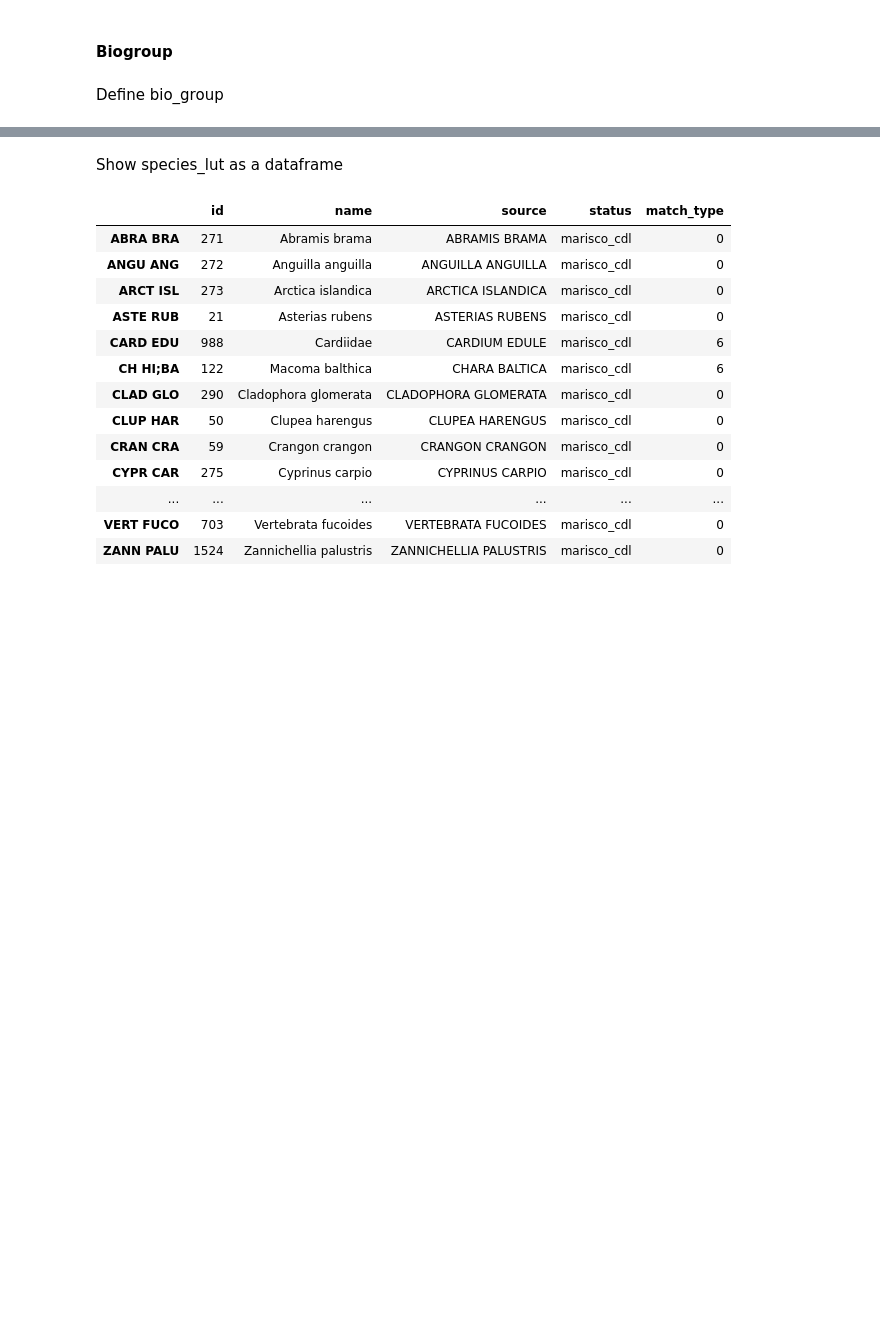
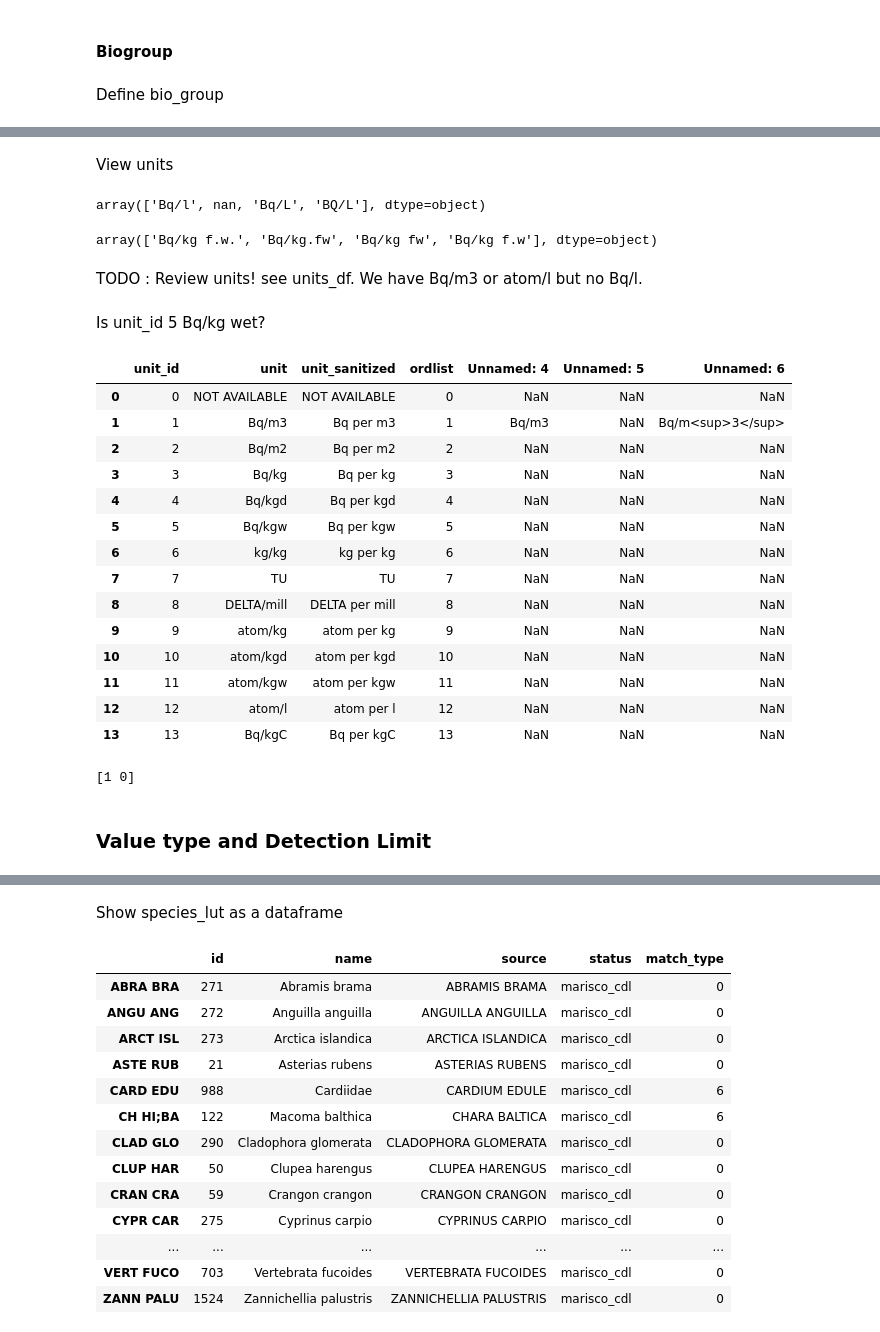
Before and after one commit to niallmurphy93/marisco, a Jupyter notebook: nbs/handlers/ospar.ipynb, the cells around one changed output, grey strips where cells are left out. Saved outputs shown, nothing was run; the diff lists cells and outputs as text; code cells hidden in the pictures; blank space fills up the shorter version.

```diff
--- a/nbs/handlers/ospar.ipynb
+++ b/nbs/handlers/ospar.ipynb
@@ -879,0 +874,35 @@ AttributeError: Can only use .str accessor with string values!
+# %% [markdown]
+View units
+# %%
+tfm.dfs['seawater'][ 'Unit'].unique()
+# %% [output]
+array(['Bq/l', nan, 'Bq/L', 'BQ/L'], dtype=object)
+# %%
+tfm.dfs['biota'][ 'Unit'].unique()
+# %% [output]
+array(['Bq/kg f.w.', 'Bq/kg.fw', 'Bq/kg fw', 'Bq/kg f.w'], dtype=object)
+# %% [markdown]
+TODO : Review units!
+see units_df.
+We have Bq/m3 or atom/l	 but no Bq/l.
+# %% [markdown]
+Is unit_id 5 Bq/kg wet?
+# %%
+units_df=pd.read_excel(unit_lut_path())
+units_df
+# %% [output]
+|  | unit_id | unit | unit_sanitized | ordlist | Unnamed: 4 | Unnamed: 5 | Unnamed: 6 |
+| 0 | 0 | NOT AVAILABLE | NOT AVAILABLE | 0 | NaN | NaN | NaN |
+| 1 | 1 | Bq/m3 | Bq per m3 | 1 | Bq/m3 | NaN | Bq/m<sup>3</sup> |
+| 2 | 2 | Bq/m2 | Bq per m2 | 2 | NaN | NaN | NaN |
+| 3 | 3 | Bq/kg | Bq per kg | 3 | NaN | NaN | NaN |
+| 4 | 4 | Bq/kgd | Bq per kgd | 4 | NaN | NaN | NaN |
+| 5 | 5 | Bq/kgw | Bq per kgw | 5 | NaN | NaN | NaN |
+| 6 | 6 | kg/kg | kg per kg | 6 | NaN | NaN | NaN |
+| 7 | 7 | TU | TU | 7 | NaN | NaN | NaN |
+| 8 | 8 | DELTA/mill | DELTA per mill | 8 | NaN | NaN | NaN |
+| 9 | 9 | atom/kg | atom per kg | 9 | NaN | NaN | NaN |
+| 10 | 10 | atom/kgd | atom per kgd | 10 | NaN | NaN | NaN |
+| 11 | 11 | atom/kgw | atom per kgw | 11 | NaN | NaN | NaN |
+| 12 | 12 | atom/l | atom per l | 12 | NaN | NaN | NaN |
+| 13 | 13 | Bq/kgC | Bq per kgC | 13 | NaN | NaN | NaN |
@@ -879,0 +930,16 @@ AttributeError: Can only use .str accessor with string values!
+# %%
+dfs = load_data(fname_in)
+tfm = Transformer(dfs, cbs=[LowerStripRdnNameCB(),
+                            RemapRdnNameCB(),
+                            ParseTimeCB(),
+                            LookupBiotaSpeciesCB(get_maris_species),
+                            CorrectWholeBodyPart(),
+                            LookupBiotaBodyPartCB(get_maris_bodypart),
+                            LookupBiogroupCB(partial(get_biogroup_lut, species_lut_path())),
+                            LookupUnitCB()
+                            ])
+print(tfm()['seawater']['unit'].unique())
+# %% [output]
+[1 0]
+# %% [markdown]
+### Value type and Detection Limit
```
Also changed, not shown: parts of 28 cells of this notebook, 7 other files.
